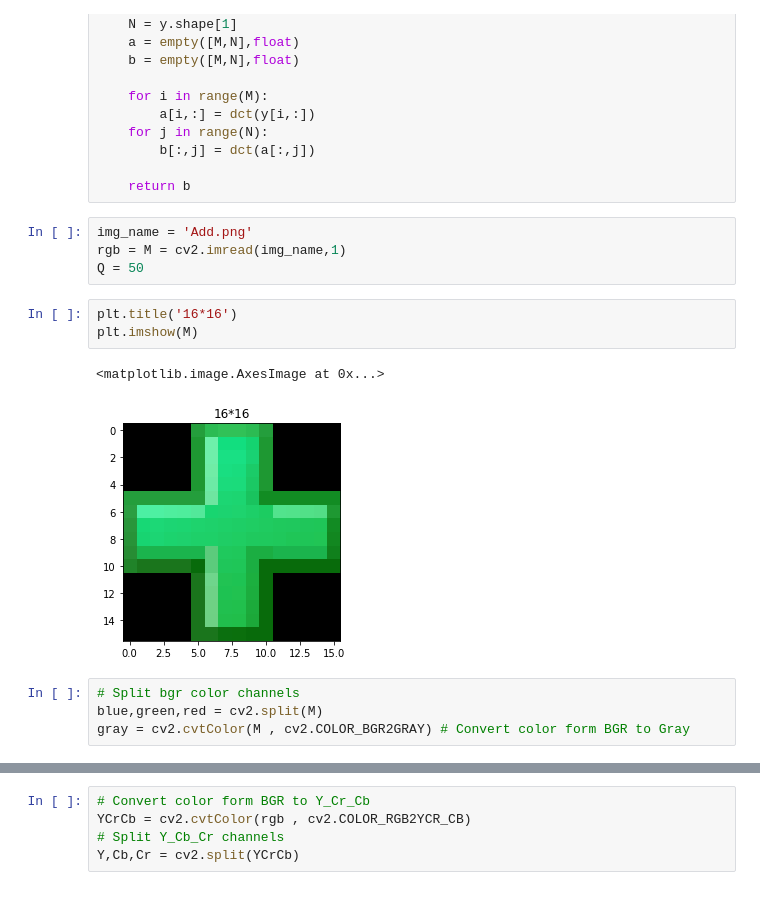
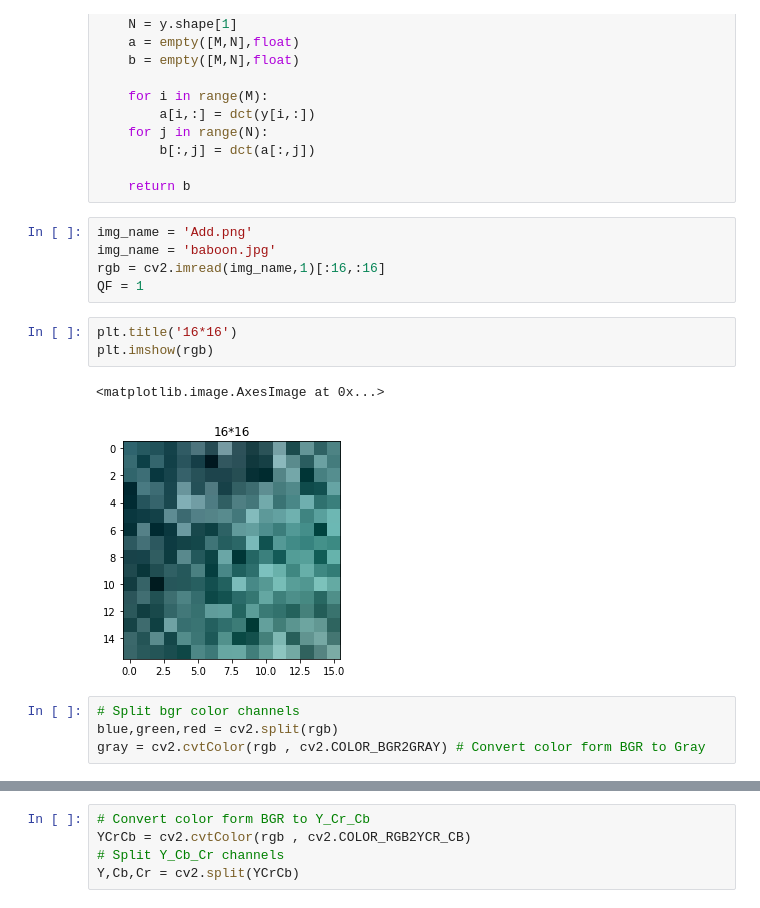
Before and after one commit to markshibu/Video-Encoder-Decoder, a Jupyter notebook: markshi/forked.ipynb, the cells around one changed output, grey strips where cells are left out. Cells and saved outputs as stored; diff of their text form.

```diff
--- a/markshi/forked.ipynb
+++ b/markshi/forked.ipynb
@@ -44,18 +44,19 @@ def dct2(y):
     return b
 # %%
 img_name = 'Add.png'
-rgb = M = cv2.imread(img_name,1)
-Q = 50
+img_name = 'baboon.jpg'
+rgb = cv2.imread(img_name,1)[:16,:16]
+QF = 1
 # %%
 plt.title('16*16')
-plt.imshow(M)
+plt.imshow(rgb)
 # %% [output]
 <matplotlib.image.AxesImage at 0x...>
-[figure, old version]
+[figure, new version]
 # %%
 # Split bgr color channels
-blue,green,red = cv2.split(M)
-gray = cv2.cvtColor(M , cv2.COLOR_BGR2GRAY) # Convert color form BGR to Gray
+blue,green,red = cv2.split(rgb)
+gray = cv2.cvtColor(rgb , cv2.COLOR_BGR2GRAY) # Convert color form BGR to Gray
 # %%
 plt.figure(figsize=(15,5))
 plt.subplot(151)
```
Also changed, not shown: parts of 26 cells of this notebook.
